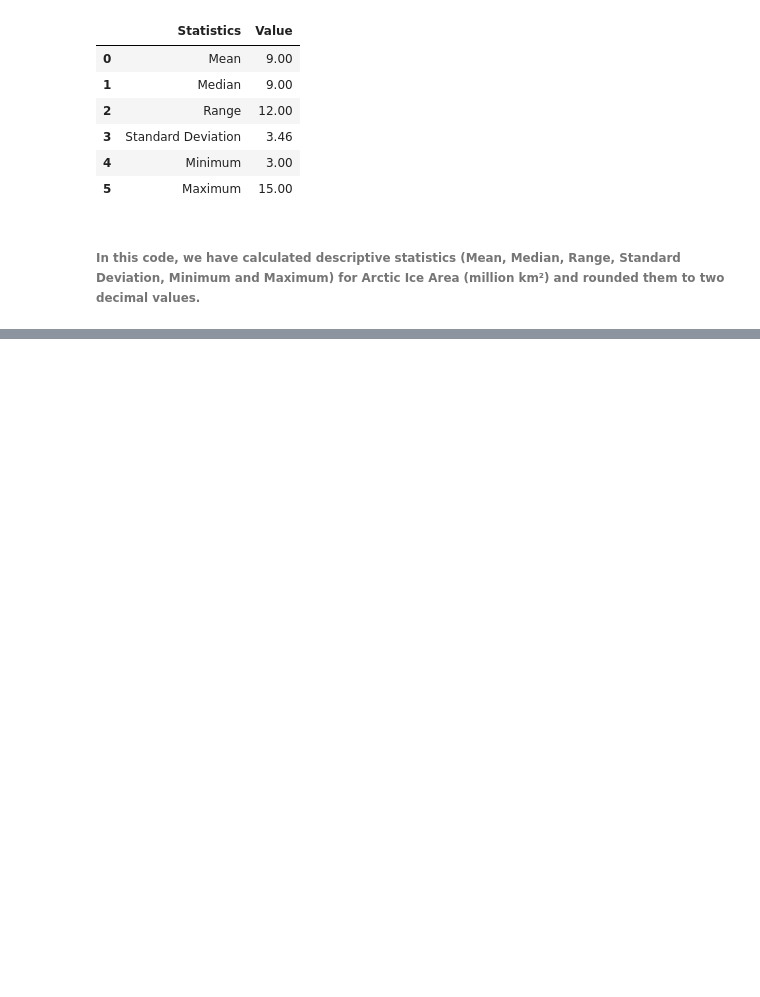
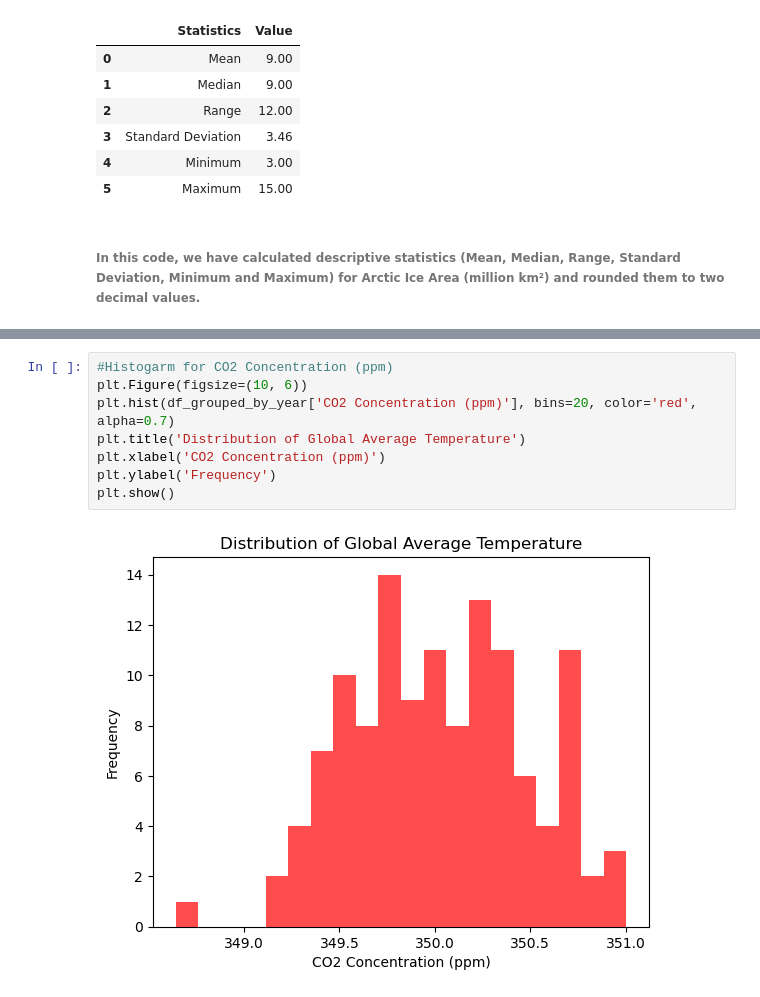
Before and after one commit to Omdena-NIC-Nepal/complete-eda-tensor, a Jupyter notebook: climate_eda.ipynb, the cells around one changed output, grey strips where cells are left out. Drawn from its saved outputs; the diff is of its cells as text; blank space fills up the shorter version.

```diff
--- a/climate_eda.ipynb
+++ b/climate_eda.ipynb
@@ -244,0 +268,10 @@ arctic_ice_area_stats_df
+# %%
+#Histogarm for CO2 Concentration (ppm)
+plt.Figure(figsize=(10, 6))
+plt.hist(df_grouped_by_year['CO2 Concentration (ppm)'], bins=20, color='red', alpha=0.7)
+plt.title('Distribution of Global Average Temperature')
+plt.xlabel('CO2 Concentration (ppm)')
+plt.ylabel('Frequency')
+plt.show()
+# %% [output]
+[figure, added]
```
Also changed, not shown: parts of 5 cells of this notebook.
